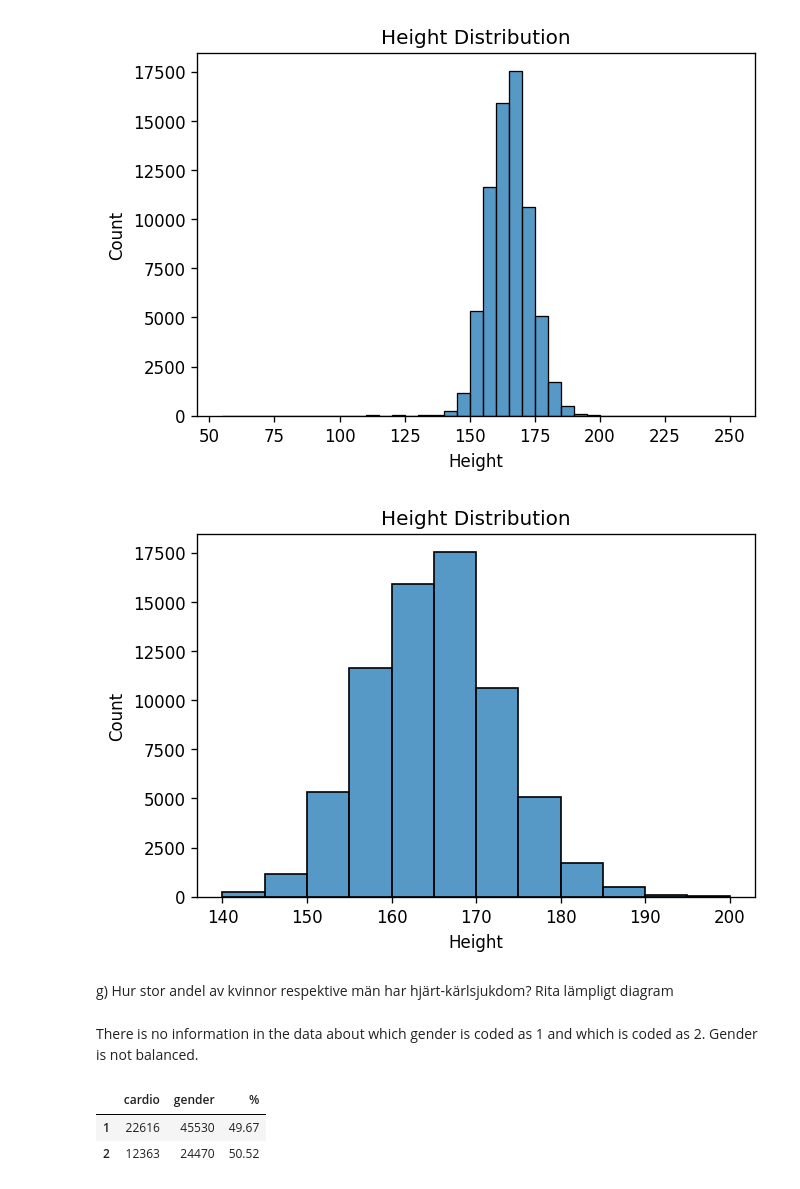
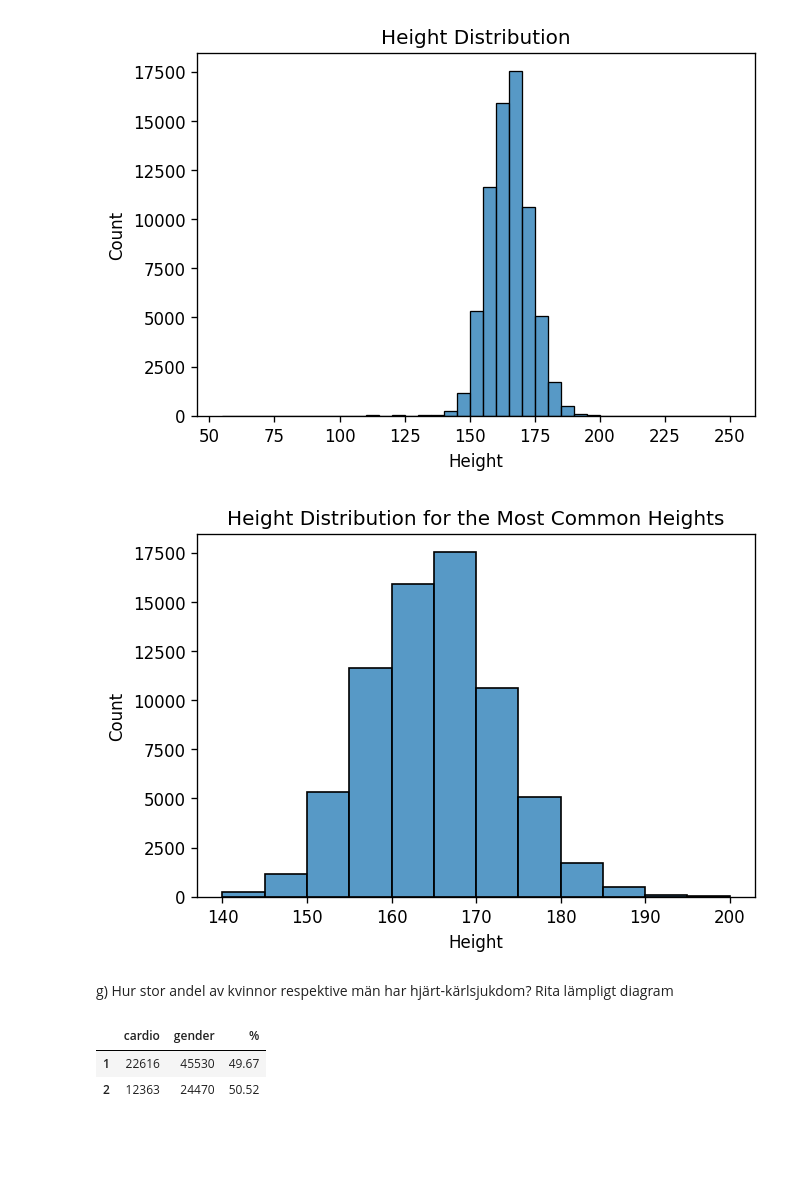
Before and after one commit to Anna-MariaSjolund/Machine-learning, a Jupyter notebook: labs/lab_disease_prediction.ipynb, the cells around one changed output. Drawn from its saved outputs; the diff is of its cells as text; code cells hidden in the pictures; blank space fills up the shorter version.

```diff
--- a/labs/lab_disease_prediction.ipynb
+++ b/labs/lab_disease_prediction.ipynb
@@ -195,13 +176,11 @@ _ = ax.set(title="Height Distribution", xlabel="Height")
 # %%
 fig = plt.figure(dpi=120)
 ax = sns.histplot(df_cardio["height"], bins=range(140, 205, 5))
-_ = ax.set(title="Height Distribution", xlabel="Height")
+_ = ax.set(title="Height Distribution for the Most Common Heights", xlabel="Height")
 # %% [output]
-[figure, old version]
+[figure, new version]
 # %% [markdown]
 g) Hur stor andel av kvinnor respektive män har hjärt-kärlsjukdom? Rita lämpligt diagram
-# %% [markdown]
-There is no information in the data about which gender is coded as 1 and which is coded as 2. Gender is not balanced.
 # %%
 cardio_gender = pd.DataFrame({"cardio":df_cardio["cardio"].groupby(df_cardio["gender"]).sum(),
                             "gender":df_cardio["gender"].value_counts()})
```
Also changed, not shown: parts of 108 cells of this notebook.
